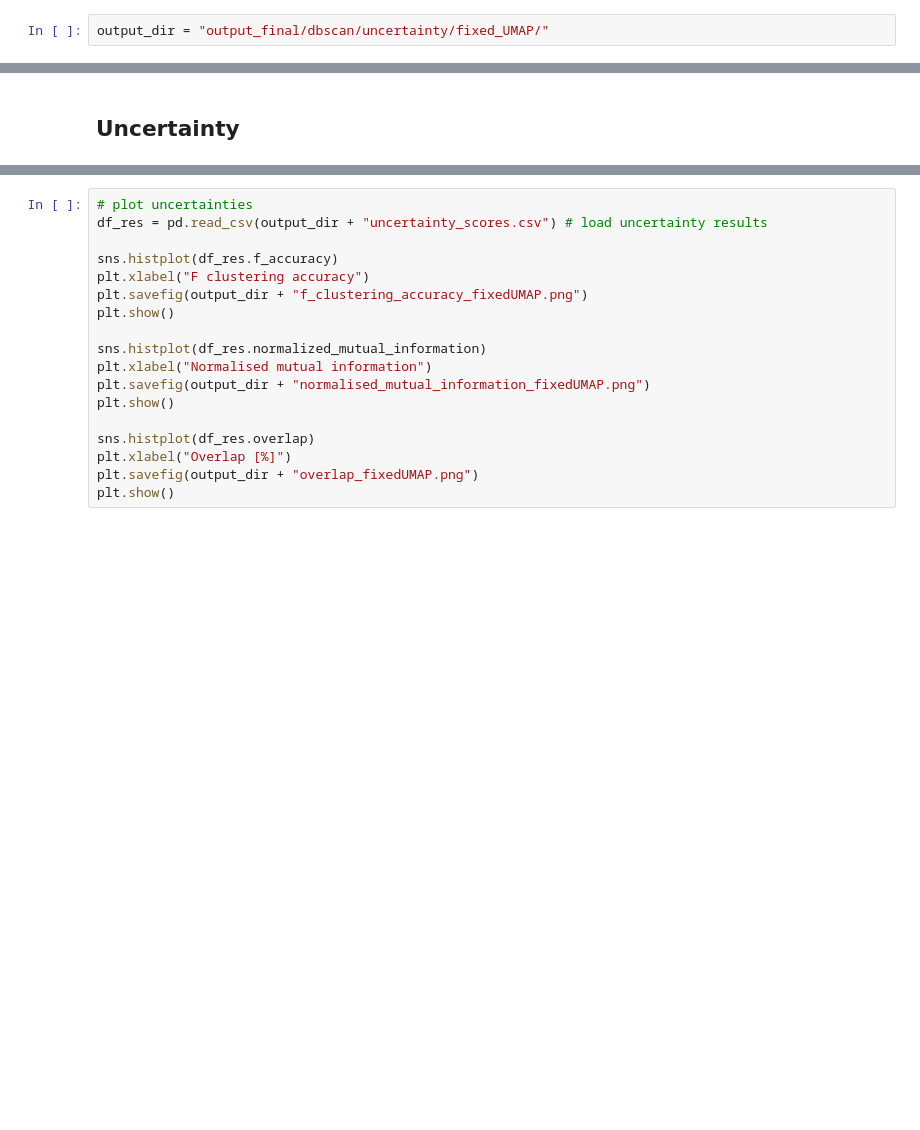
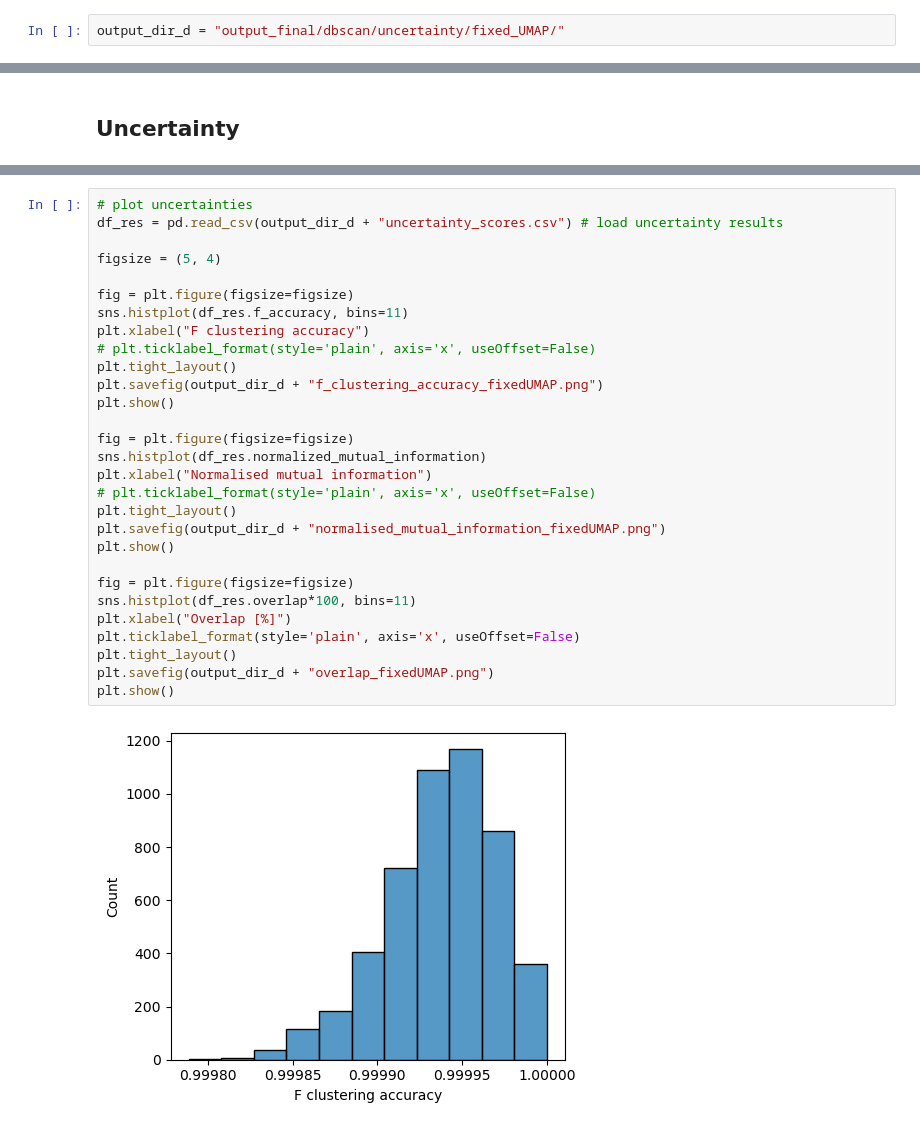
Before and after one commit to y-jenniges/ocean_cluster_validation, a Jupyter notebook: uncertainty_experiments.ipynb, the cells around one changed output, grey strips where cells are left out. Cells and saved outputs as stored; diff of their text form; blank space fills up the shorter version.

```diff
--- a/uncertainty_experiments.ipynb
+++ b/uncertainty_experiments.ipynb
@@ -464,7 +515,7 @@ plt.show()
 # %%
 num_iterations = 100
 # %%
-output_dir = "output_final/dbscan/uncertainty/fixed_UMAP/"
+output_dir_d = "output_final/dbscan/uncertainty/fixed_UMAP/"
 # %%
 # compute fixed embedding
 embedding = umap.UMAP(min_dist=min_dist, n_components=n_components, n_neighbors=n_neighbors).fit_transform(df_scaled)
@@ -527,18 +580,31 @@ df_res.to_csv(output_dir + "uncertainty_scores.csv", index=False)
 # %%
 # plot uncertainties
-df_res = pd.read_csv(output_dir + "uncertainty_scores.csv") # load uncertainty results
+df_res = pd.read_csv(output_dir_d + "uncertainty_scores.csv") # load uncertainty results
 
-sns.histplot(df_res.f_accuracy)
+figsize = (5, 4)
+
+fig = plt.figure(figsize=figsize)
+sns.histplot(df_res.f_accuracy, bins=11)
 plt.xlabel("F clustering accuracy")
-plt.savefig(output_dir + "f_clustering_accuracy_fixedUMAP.png")
+# plt.ticklabel_format(style='plain', axis='x', useOffset=False)
+plt.tight_layout()
+plt.savefig(output_dir_d + "f_clustering_accuracy_fixedUMAP.png")
 plt.show()
 
+fig = plt.figure(figsize=figsize)
 sns.histplot(df_res.normalized_mutual_information)
 plt.xlabel("Normalised mutual information")
-plt.savefig(output_dir + "normalised_mutual_information_fixedUMAP.png")
+# plt.ticklabel_format(style='plain', axis='x', useOffset=False)
+plt.tight_layout()
+plt.savefig(output_dir_d + "normalised_mutual_information_fixedUMAP.png")
 plt.show()
 
-sns.histplot(df_res.overlap)
+fig = plt.figure(figsize=figsize)
+sns.histplot(df_res.overlap*100, bins=11)
 plt.xlabel("Overlap [%]")
-plt.savefig(output_dir + "overlap_fixedUMAP.png")
+plt.ticklabel_format(style='plain', axis='x', useOffset=False)
+plt.tight_layout()
+plt.savefig(output_dir_d + "overlap_fixedUMAP.png")
 plt.show()
+# %% [output]
+[figure, added]
```
Also changed, not shown: parts of 37 cells of this notebook.
